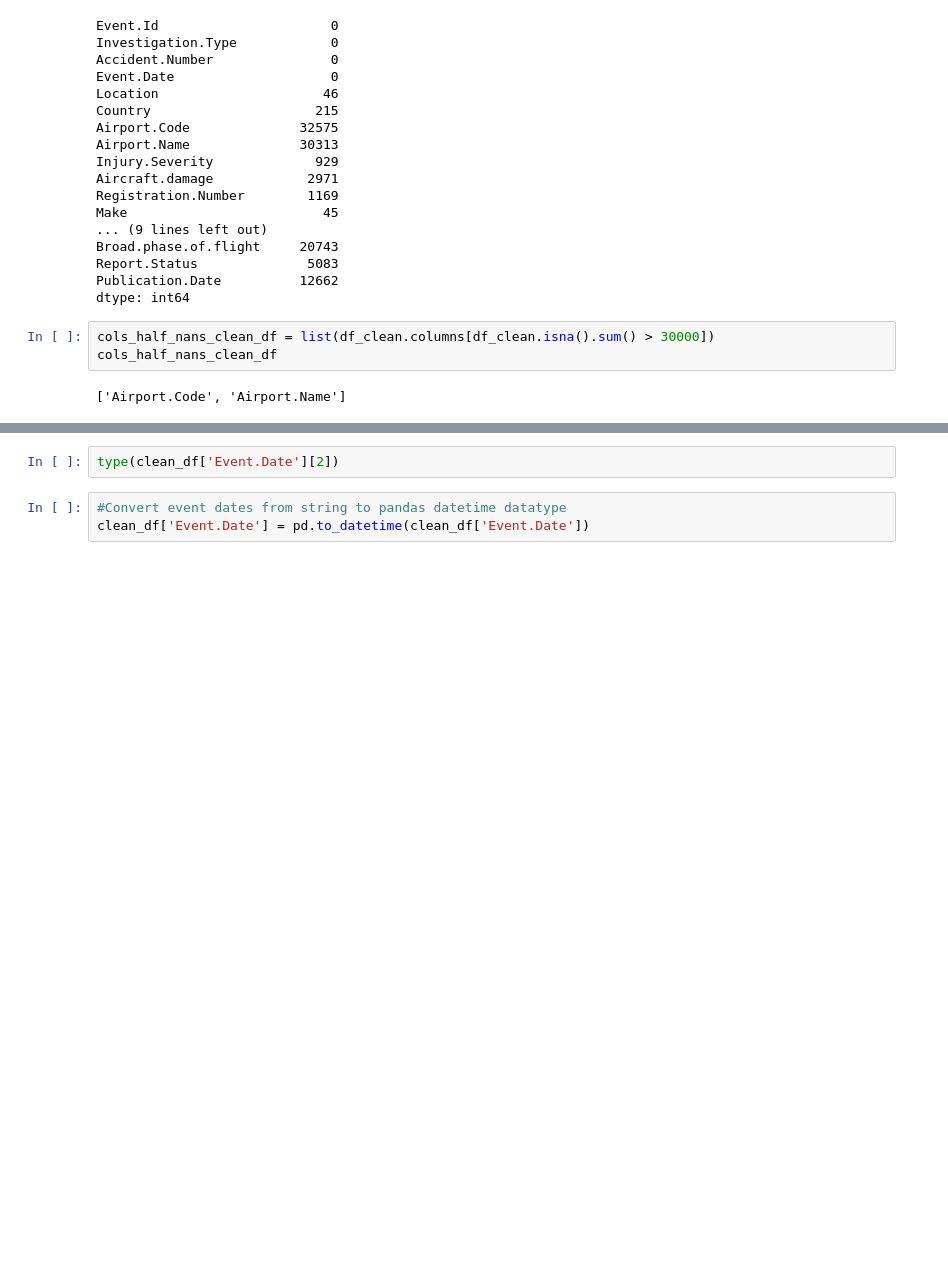
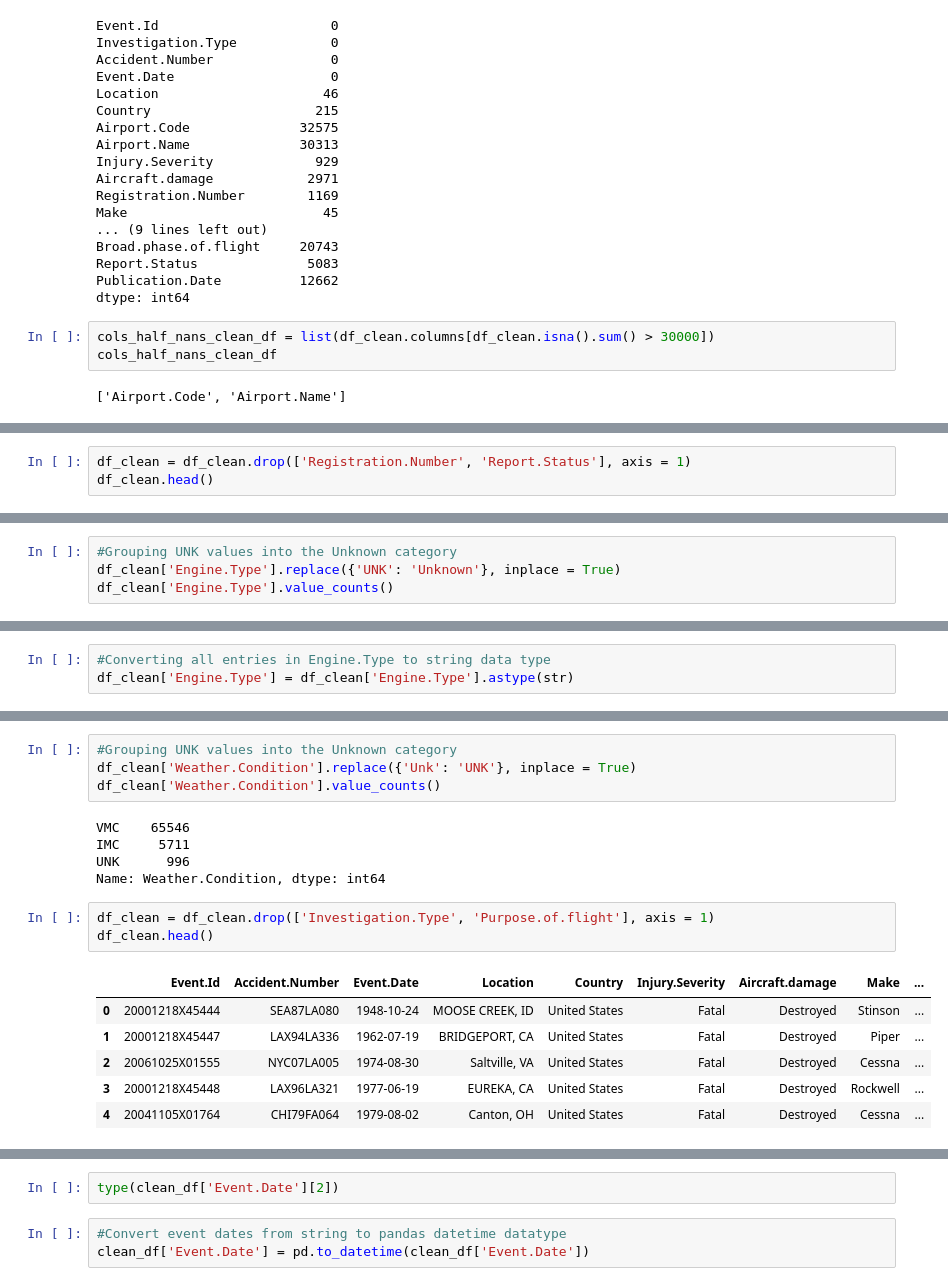
Before and after one commit to ckucewicz/aircraft_safety_project, a Jupyter notebook: Notebook.ipynb, the cells around one changed output, grey strips where cells are left out. Saved outputs shown, nothing was run; the diff lists cells and outputs as text; blank space fills up the shorter version.

Commit message:
Data Preparation Update 2

```diff
--- a/Notebook.ipynb
+++ b/Notebook.ipynb
@@ -391,0 +667,3 @@ cols_half_nans_clean_df
+# %%
+df_clean = df_clean.drop(['Registration.Number', 'Report.Status'], axis = 1)
+df_clean.head()
@@ -391,0 +737,4 @@ cols_half_nans_clean_df
+# %%
+#Grouping UNK values into the Unknown category
+df_clean['Engine.Type'].replace({'UNK': 'Unknown'}, inplace = True)
+df_clean['Engine.Type'].value_counts()
@@ -391,0 +751,3 @@ cols_half_nans_clean_df
+# %%
+#Converting all entries in Engine.Type to string data type
+df_clean['Engine.Type'] = df_clean['Engine.Type'].astype(str)
@@ -391,0 +816,19 @@ cols_half_nans_clean_df
+# %%
+#Grouping UNK values into the Unknown category
+df_clean['Weather.Condition'].replace({'Unk': 'UNK'}, inplace = True)
+df_clean['Weather.Condition'].value_counts()
+# %% [output]
+VMC    65546
+IMC     5711
+UNK      996
+Name: Weather.Condition, dtype: int64
+# %%
+df_clean = df_clean.drop(['Investigation.Type', 'Purpose.of.flight'], axis = 1)
+df_clean.head()
+# %% [output]
+|  | Event.Id | Accident.Number | Event.Date | Location | Country | Injury.Severity | Aircraft.damage | Make | ... |
+| 0 | 20001218X45444 | SEA87LA080 | 1948-10-24 | MOOSE CREEK, ID | United States | Fatal | Destroyed | Stinson | ... |
+| 1 | 20001218X45447 | LAX94LA336 | 1962-07-19 | BRIDGEPORT, CA | United States | Fatal | Destroyed | Piper | ... |
+| 2 | 20061025X01555 | NYC07LA005 | 1974-08-30 | Saltville, VA | United States | Fatal | Destroyed | Cessna | ... |
+| 3 | 20001218X45448 | LAX96LA321 | 1977-06-19 | EUREKA, CA | United States | Fatal | Destroyed | Rockwell | ... |
+| 4 | 20041105X01764 | CHI79FA064 | 1979-08-02 | Canton, OH | United States | Fatal | Destroyed | Cessna | ... |
```
Also changed, not shown: parts of 62 cells of this notebook.
